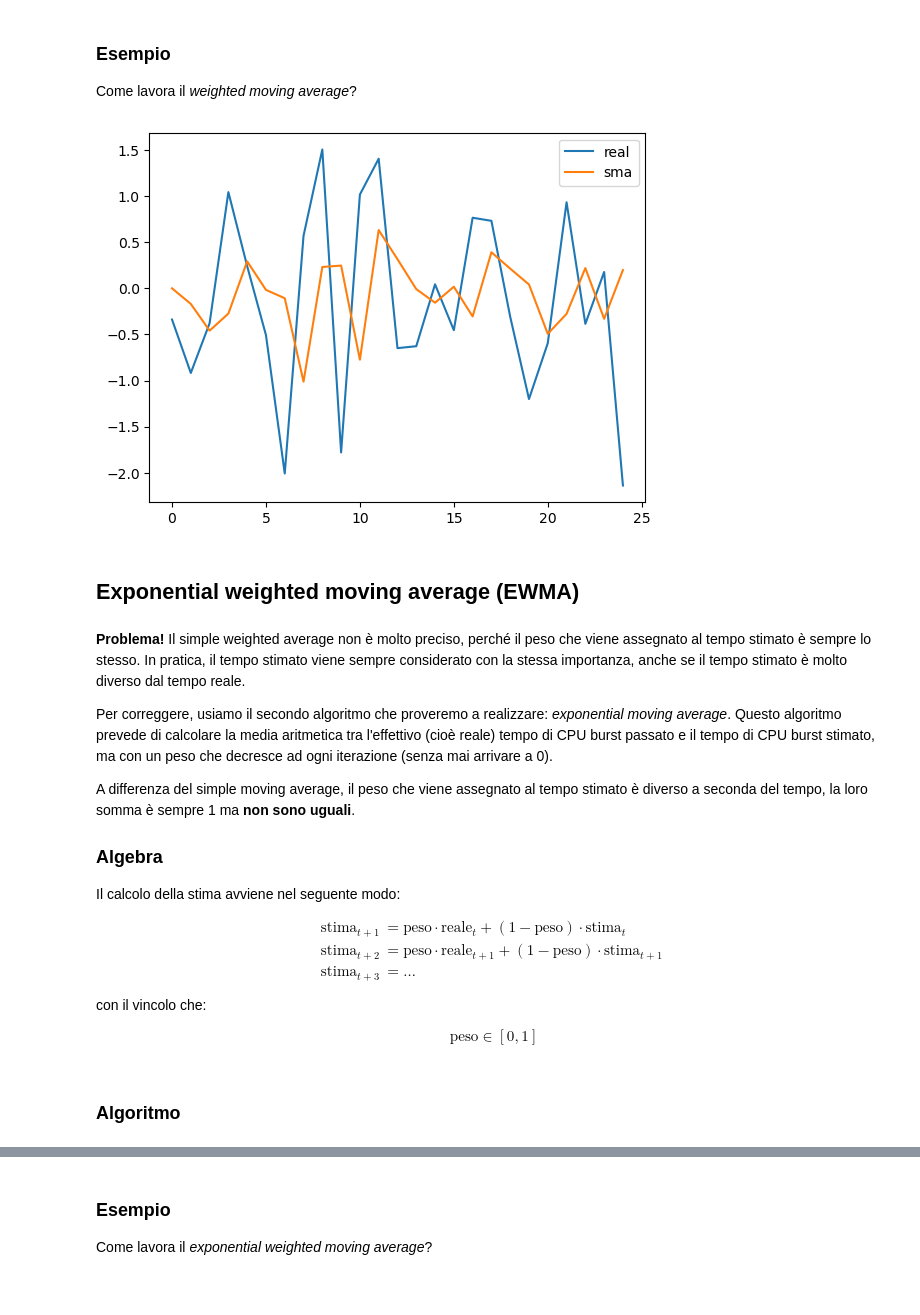
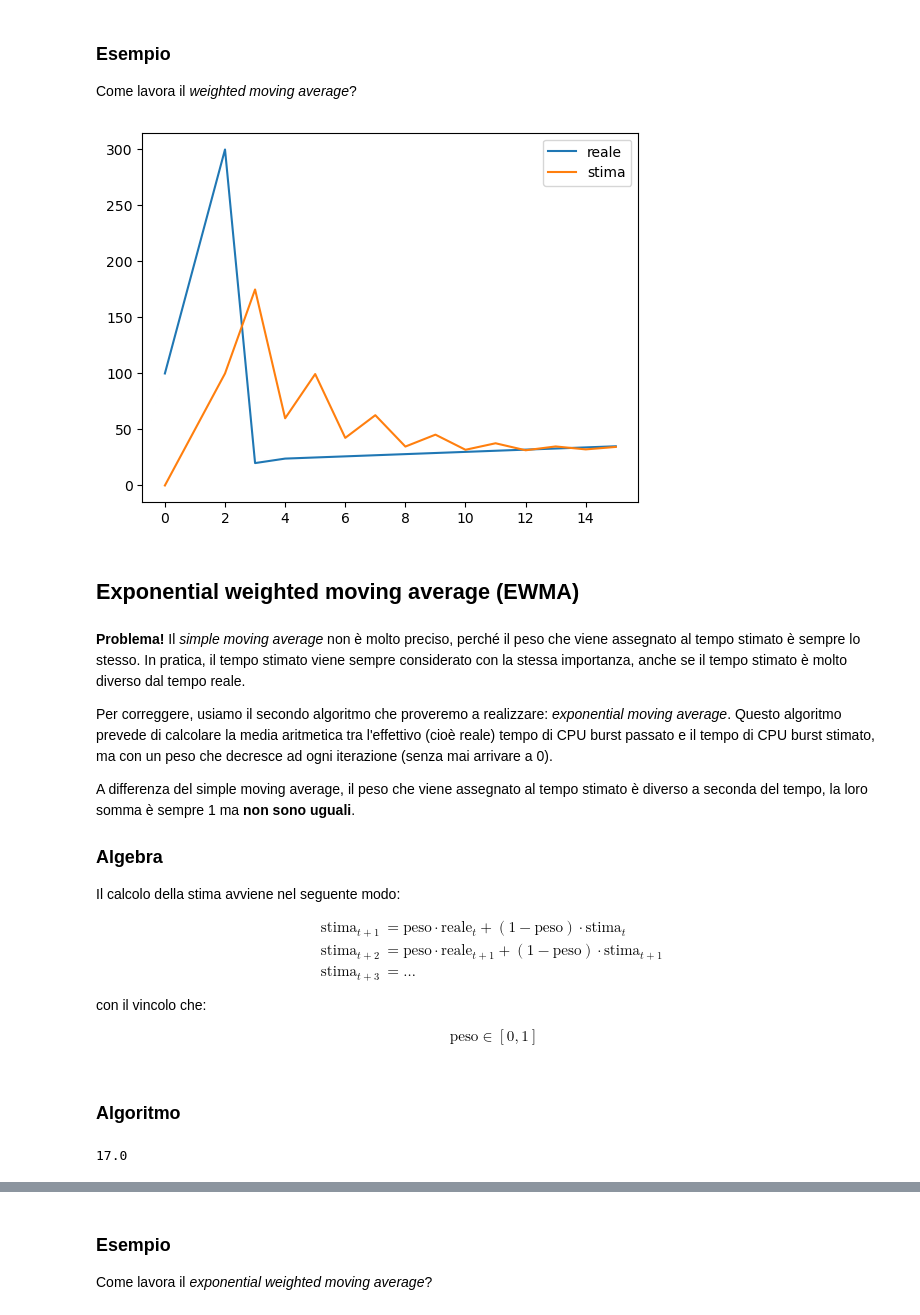
Before and after one commit to lozingaro/academic-website, a Jupyter notebook: src/expected_cpu_burst.ipynb, the cells around one changed output, grey strips where cells are left out. Cells and saved outputs as stored; diff of their text form; code cells hidden in the pictures.

```diff
--- a/src/expected_cpu_burst.ipynb
+++ b/src/expected_cpu_burst.ipynb
@@ -55,23 +55,23 @@ simple_moving_average(2, 10.5)
 Come lavora il *weighted moving average*?
 # %%
 import numpy as np
-values = np.random.randn(25)
-sma = [0]
+values = [100,200,300,20,24, 25, 26, 27, 28, 29, 30, 31, 32, 33, 34, 35]
+stime = [0]
 for i in np.arange(len(values)-1):
-    sma.append(simple_moving_average(sma[i-1], values[i]))
+    stime.append(simple_moving_average(stime[i-1], values[i]))
 
 import matplotlib.pyplot as plt
-plt.plot(values, label='real')
-plt.plot(sma, label='sma')
+plt.plot(values, label='reale')
+plt.plot(stime, label='stima')
 plt.legend()
 plt.show()
 # %% [output]
-[figure, old version]
+[figure, new version]
 # %% [markdown]
 ## Exponential weighted moving average (EWMA)
 # %% [markdown]
 **Problema!**
-Il simple weighted average non è molto preciso, perché il peso che viene assegnato al tempo stimato è sempre lo stesso.
+Il *simple moving average* non è molto preciso, perché il peso che viene assegnato al tempo stimato è sempre lo stesso.
 In pratica, il tempo stimato viene sempre considerato con la stessa importanza, anche se il tempo stimato è molto diverso dal tempo reale.
 
 Per correggere, usiamo il secondo algoritmo che proveremo a realizzare: *exponential moving average*.
@@ -103,4 +103,6 @@ def exponential_moving_average(stima_precedente, reale_precedente, peso=0.5):
     stima_attuale = peso * reale_precedente + (1-peso) * stima_precedente
     return stima_attuale
 
-exponential_moving_average(1, 2, 0.3)
+exponential_moving_average(10, 20, 0.7)
+# %% [output]
+17.0
```
Also changed, not shown: parts of 4 cells of this notebook, 1 other file.
